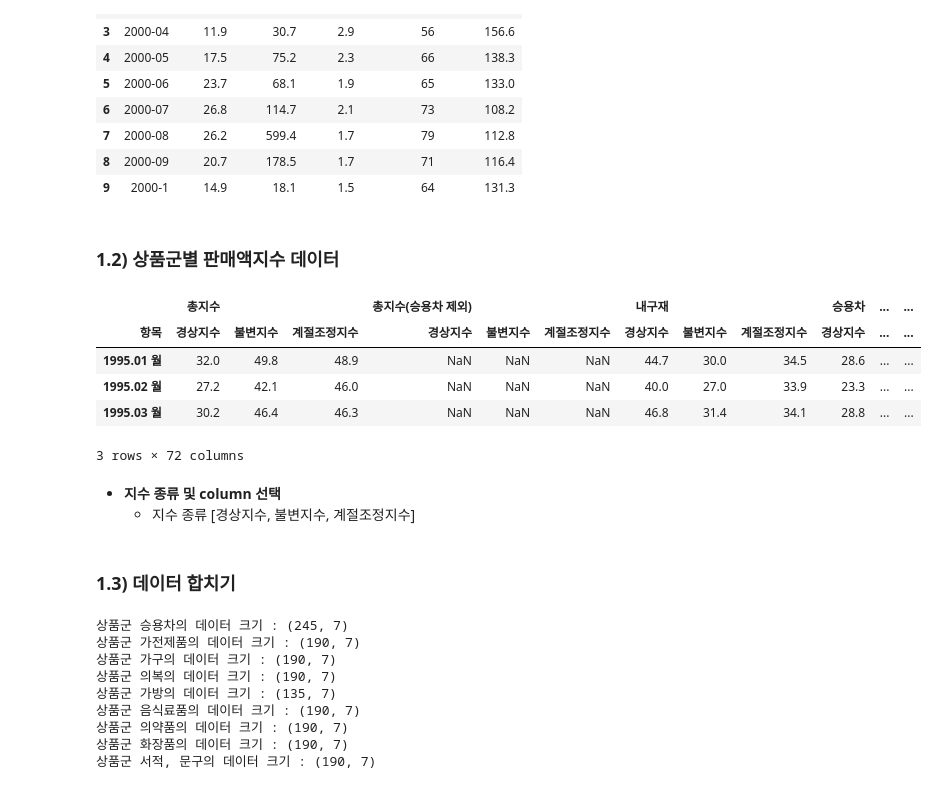
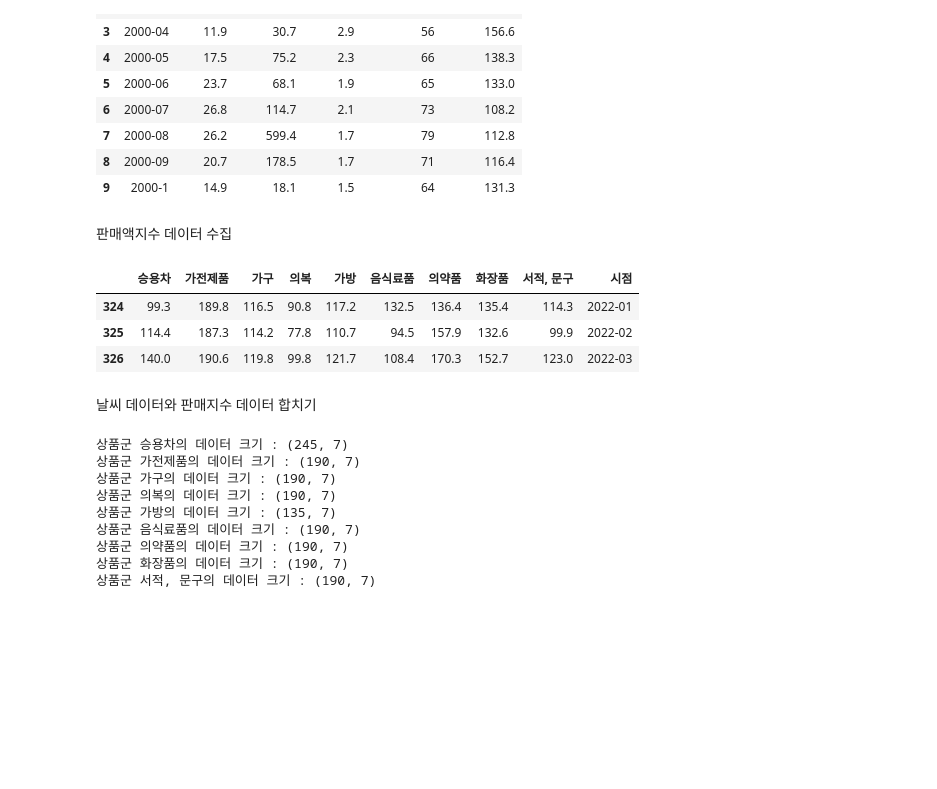
Before and after one commit to Onedas/22_01_IDS507_FinalProject, a Jupyter notebook: process-220601.ipynb, the cells around one changed output. Cells and saved outputs as stored; diff of their text form; code cells hidden in the pictures; blank space fills up the shorter version.

```diff
--- a/process-220601.ipynb
+++ b/process-220601.ipynb
@@ -42,22 +58,28 @@ display(weather_df.head(10))
 | 7 | 2000-08 | 26.2 | 599.4 | 1.7 | 79 | 112.8 |
 | 8 | 2000-09 | 20.7 | 178.5 | 1.7 | 71 | 116.4 |
 | 9 | 2000-1 | 14.9 | 18.1 | 1.5 | 64 | 131.3 |
-# %% [markdown]
-### 1.2) 상품군별 판매액지수 데이터
+# %% [markdown]
+판매액지수 데이터 수집
 # %%
 # 상품 군별 판매액지수 데이터 불러오기
 product_df = pd.read_csv(f'{data_root}/재별및상품군별_판매액지수.csv', encoding='cp949', index_col=0).T
 product_df.columns = [product_df.columns, product_df.loc['항목']]  # multi column으로 변경 (상품군 , 지수종류)
 product_df = product_df.drop(index=['항목','단위'])
 
-display(product_df.head(3))
+# 사용할 컬럼 선택
+product_sales_type = '불변지수'
+product_columns = ['승용차', '가전제품','가구','의복', '가방', '음식료품','의약품','화장품', '서적, 문구']
+product_column_sales_type = [(p, product_sales_type) for p in product_columns] # 멀티 컬럼 형태로 변환
+selected_product_df = product_df[product_column_sales_type].apply(pd.to_numeric)
+
+# index 변경 및 일시 데이터 컬럼 생성, format 변환
+selected_product_df['시점'] = selected_product_df.index.map(lambda x:f"{x[0:4]}-{x[5:7]:0<2}")
+selected_product_df = selected_product_df.reset_index(drop=True)
+selected_product_df.columns = [c[0] for c in selected_product_df.columns]
+
+display(selected_product_df.tail(3))
 # %% [output]
-|  | 총지수 |  |  | 총지수(승용차 제외) |  |  | 내구재 |  |  | 승용차 | ... | ... |
-| 항목 | 경상지수 | 불변지수 | 계절조정지수 | 경상지수 | 불변지수 | 계절조정지수 | 경상지수 | 불변지수 | 계절조정지수 | 경상지수 | ... | ... |
-| 1995.01 월 | 32.0 | 49.8 | 48.9 | NaN | NaN | NaN | 44.7 | 30.0 | 34.5 | 28.6 | ... | ... |
-| 1995.02 월 | 27.2 | 42.1 | 46.0 | NaN | NaN | NaN | 40.0 | 27.0 | 33.9 | 23.3 | ... | ... |
-| 1995.03 월 | 30.2 | 46.4 | 46.3 | NaN | NaN | NaN | 46.8 | 31.4 | 34.1 | 28.8 | ... | ... |
+|  | 승용차 | 가전제품 | 가구 | 의복 | 가방 | 음식료품 | 의약품 | 화장품 | 서적, 문구 | 시점 |
+| 324 | 99.3 | 189.8 | 116.5 | 90.8 | 117.2 | 132.5 | 136.4 | 135.4 | 114.3 | 2022-01 |
+| 325 | 114.4 | 187.3 | 114.2 | 77.8 | 110.7 | 94.5 | 157.9 | 132.6 | 99.9 | 2022-02 |
+| 326 | 140.0 | 190.6 | 119.8 | 99.8 | 121.7 | 108.4 | 170.3 | 152.7 | 123.0 | 2022-03 |
-3 rows × 72 columns
-# %% [markdown]
-- **지수 종류 및 column 선택**
-    - 지수 종류 [경상지수, 불변지수, 계절조정지수]
@@ -75,5 +86,5 @@ selected_product_df.columns = [c[0] for c in selected_product_df.columns]
-# %% [markdown]
-### 1.3) 데이터 합치기
+# %% [markdown]
+날씨 데이터와 판매지수 데이터 합치기
 # %%
 df_dict = {}
 
```
Also changed, not shown: parts of 39 cells of this notebook.
